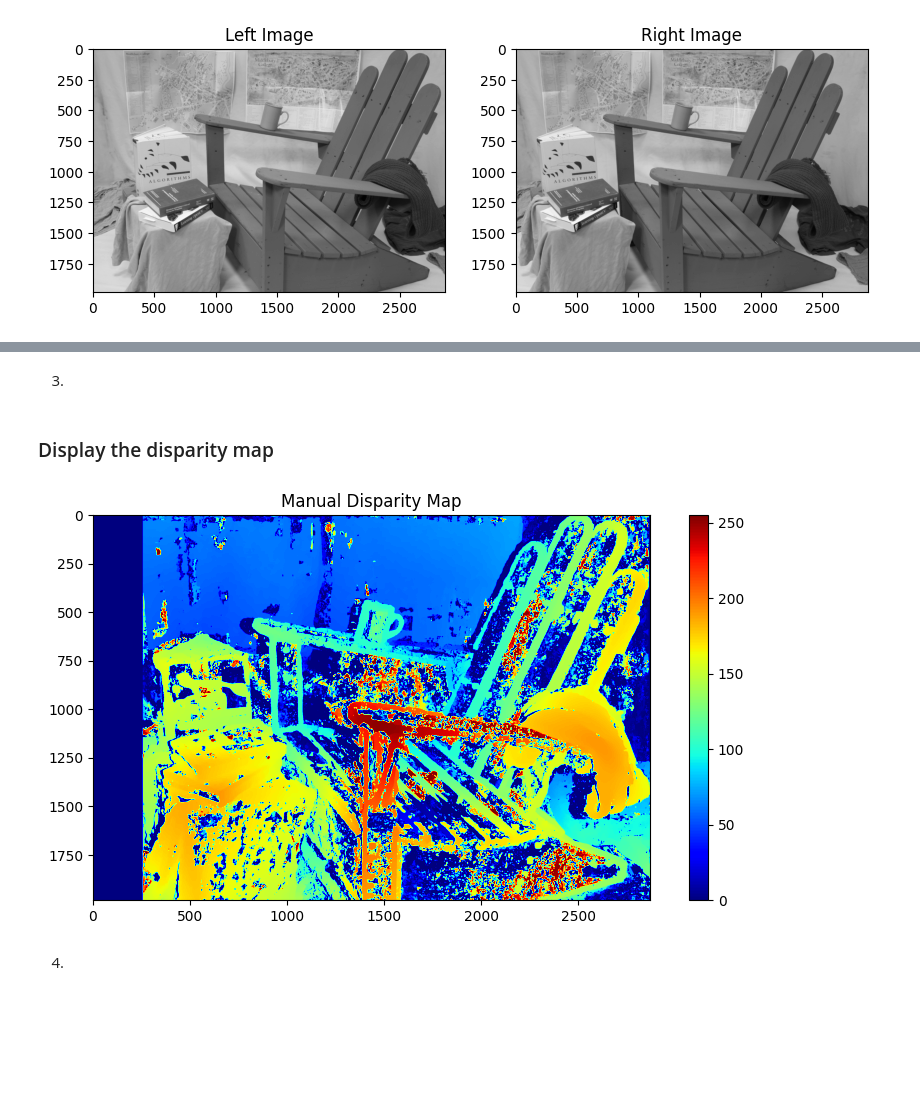
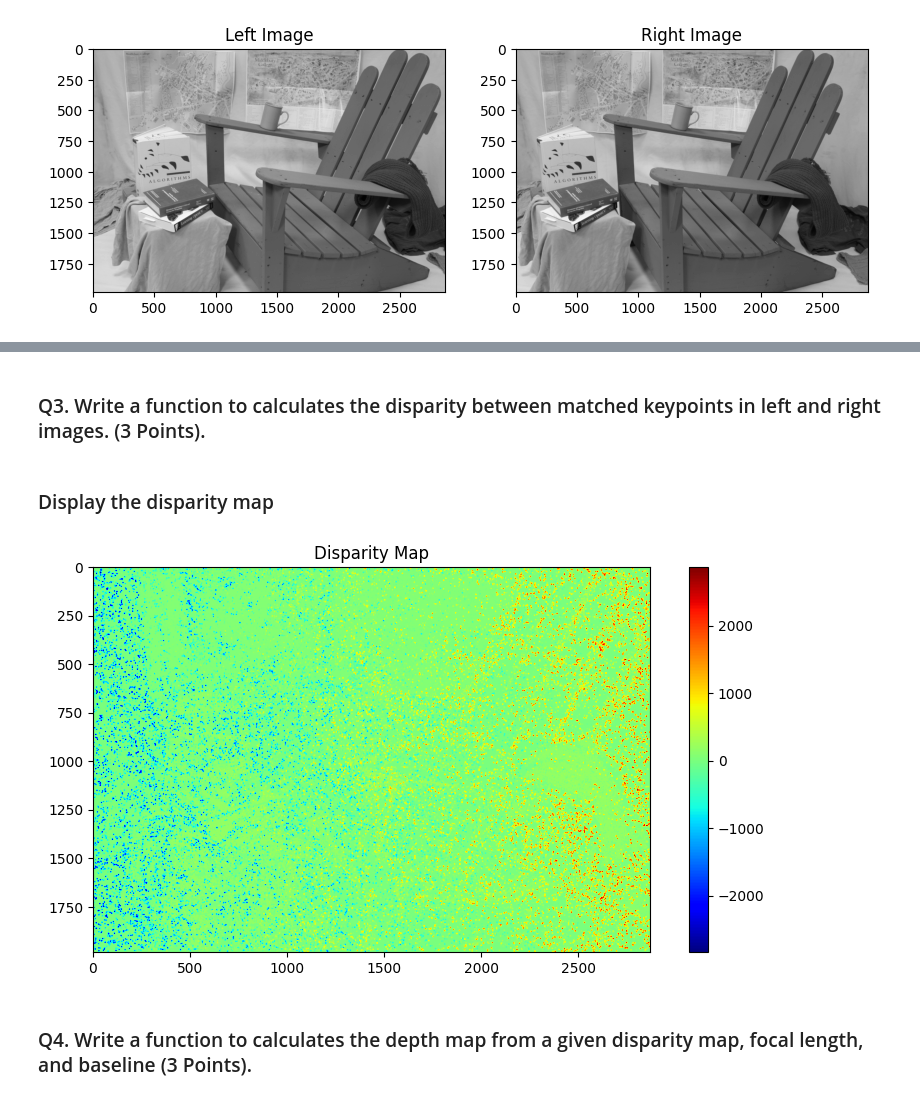
Before and after one commit to ZadeAbhishek/CS7GV1-Computer-Vision, a Jupyter notebook: Assignement-2-CS7GV1-CV/24332461_assignment_2.ipynb, the cells around one changed output, grey strips where cells are left out. Drawn from its saved outputs; the diff is of its cells as text; code cells hidden in the pictures; blank space fills up the shorter version.

```diff
--- a/Assignement-2-CS7GV1-CV/24332461_assignment_2.ipynb
+++ b/Assignement-2-CS7GV1-CV/24332461_assignment_2.ipynb
@@ -94,2 +76,0 @@ plt.show()
-# %% [markdown]
-3.
@@ -132,19 +77,47 @@ def calculate_disparity(keypoints_left, keypoints_right, good_matches, doffs=0):
+# %% [markdown]
+### Q3. Write a function to calculates the disparity between matched keypoints in left and right images. (3 Points).
+# %%
+def calculate_disparity(keypoints_left, keypoints_right, good_matches, doffs=0.8):
+
+    disparities = []
+    xl_coords = []
+    xr_coords = []
+    yl_coords = []
+    for match in good_matches:
+        xL = int(keypoints_left[match.queryIdx].pt[0])
+        yL = int(keypoints_left[match.queryIdx].pt[1])
+        xR = int(keypoints_right[match.trainIdx].pt[0])
+        disparities.append((xL - xR) + doffs)
+        xl_coords.append(xL)
+        xr_coords.append(xR)
+        yl_coords.append(yL)
+
+    return disparities, xl_coords, xr_coords, yl_coords
+# %%
+def calculate_disparity_map(disparities, xl_coords, xr_coords,yl_coords,image_shape,point_size=3):
+
+    disparity_map = np.zeros(image_shape, dtype=np.float32)
+    for disparity , xL , xR , yL in zip(disparities, xl_coords, xr_coords ,yl_coords):
+        for dx in range(-point_size, point_size + 1):
+            for dy in range(-point_size, point_size + 1):
+                if 0 <= xL + dx < image_shape[1] and 0 <= yL + dy < image_shape[0]:
+                    disparity_map[yL + dy, xL + dx] = disparity
+
+    return disparity_map
 # %% [markdown]
  ### Display the disparity map
 # %%
-disparities, xl_coords, yl_coords = calculate_disparity(keypoints_left, keypoints_right, good_matches)
 
-stereo = cv2.StereoSGBM_create(numDisparities=256, blockSize=25)
-disparity_map = stereo.compute(left_image, right_image)
-
+disparities, xl_coords, xr_coords, yl_coords = calculate_disparity(keypoints_left, keypoints_right, good_matches)
+disparity_map = calculate_disparity_map(disparities, xl_coords, xr_coords, yl_coords,left_image.shape,3)
 plt.figure(figsize=(10, 5))
-plt.imshow(disparity_map_normalized, cmap='jet')
+plt.imshow(disparity_map, cmap='jet')
 plt.colorbar()
-plt.title("Manual Disparity Map")
+plt.title("Disparity Map")
 plt.show()
 # %% [output]
-[figure, old version]
+[figure, new version]
-# %% [markdown]
-4.
+# %% [markdown]
+### Q4.  Write  a  function  to  calculates  the  depth  map  from  a  given  disparity  map,  focal length, and baseline  (3 Points).
 # %%
 def calculate_depth_map(disparity_map, focal_length, baseline):
```
Also changed, not shown: parts of 14 cells of this notebook, 4 other files.
